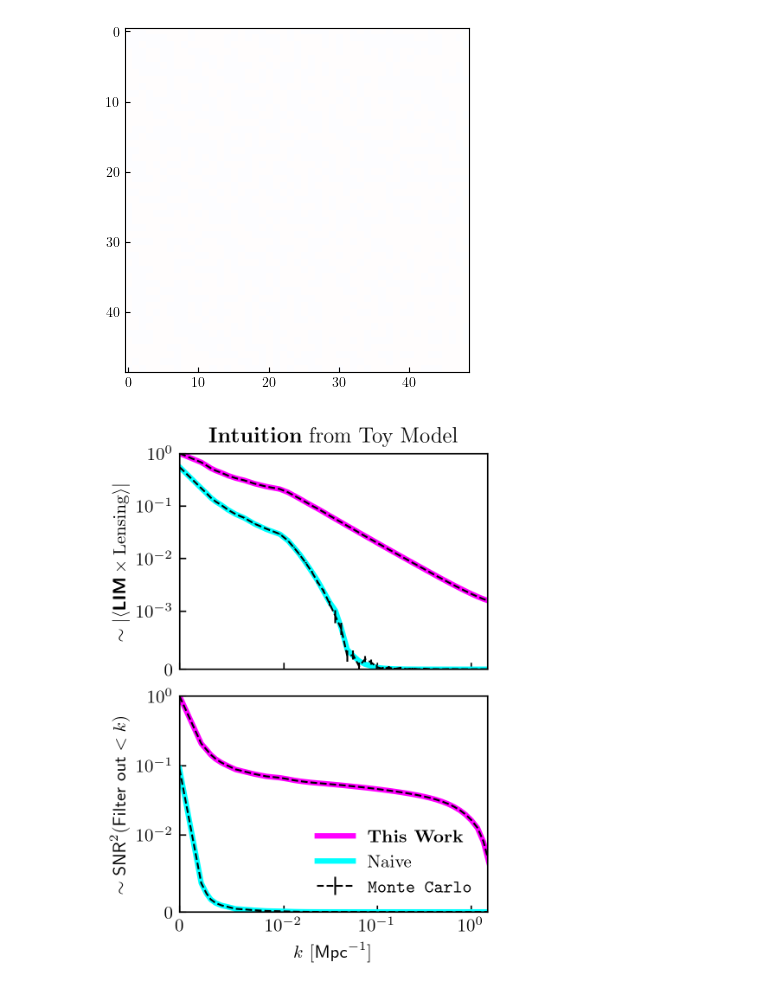
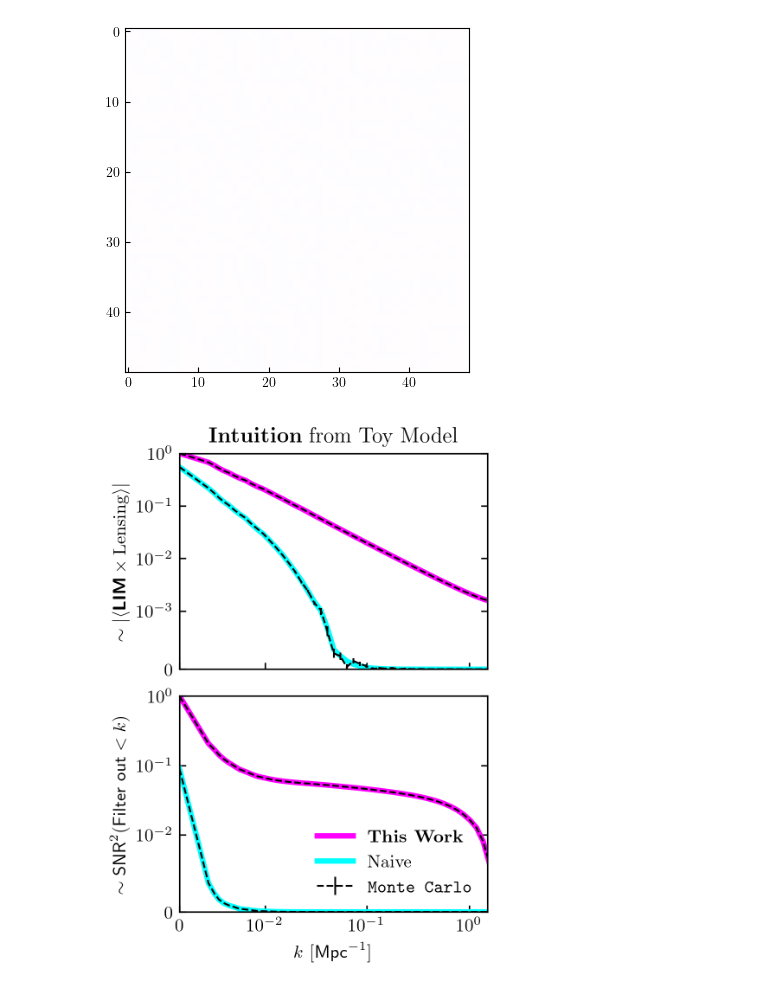
Before and after one commit to DelonShen/LIMxCMBL, a Jupyter notebook: 015.003.2025-05-09.toy-model-viz.ipynb, the cells around one changed output. Saved outputs shown, nothing was run; the diff lists cells and outputs as text; code cells hidden in the pictures.

```diff
--- a/015.003.2025-05-09.toy-model-viz.ipynb
+++ b/015.003.2025-05-09.toy-model-viz.ipynb
@@ -273,33 +290,37 @@ _plot(k_bin_centers, SNR2s['theorynLC'], c=nLC_color, lw=nLC_lw, label='Naive')
 
 for _type in ['LC', 'nLC']:
     # _plot(k_bin_centers, SNR2s[_type], c=color[_type], lw=1, ls='--')
     axs[1].errorbar(k_bin_centers, (SNR2s[_type]/SNR2s['theoryLC'][0]),
                         yerr=(jnp.sqrt(SNR2s[_type+'_MSE'])/SNR2s['theoryLC'][0]),
                         lw=1,
                         ls='--', c=color[_type])
 
 # _plot(Lambdas, SNR2s_proj, c='lightgrey', lw=1)
 # _plot(Lambdas, jnp.real(estimated_Ik_proj**2/estimated_var_proj),
 #          c='yellow', lw=1, ls='--')
 
 axs[1].errorbar([0, 100], [100, 100], yerr=0, lw=1, c='k', ls='--', label=r'\texttt{Monte Carlo}')
 
 
 # axs[1].set_yscale('log')
 # axs[1].set_ylim(1e-6,2e0)
 axs[1].set_yscale('symlog', linthresh=1e-2)
 axs[1].set_ylim(0, 1e0)
 
 
 axs[1].set_ylabel(r'$\sim {\sf SNR}^2(\textsf{Filter out}<k)$')
 axs[1].set_xlabel(r'$k$ [${\sf Mpc}^{-1}$]')
 
-plt.xscale('symlog', linthresh=1e-2)#np.array(k_bin_edges[1]))
-plt.xlim(0, 1.5)
+for ax in axs:
+    ax.set_xscale('asinh', linear_width=3e-3)
+    ax.set_xticks([0, 1e-2, 1e-1, 1])
+    ax.set_xlim(0, 1.5)
+    ax.tick_params(axis='x', which='minor', bottom=False)
+    ax.tick_params(axis='y', which='major', right=True)
 
 # axs[0].legend(frameon=False)
 axs[1].legend(frameon=False, loc='lower right')
 
 plt.savefig('figures/015.003.pdf', bbox_inches = 'tight')
 # %% [output]
-[figure, old version]
+[figure, new version]
```
Also changed, not shown: parts of 6 cells of this notebook, 3 other files.
